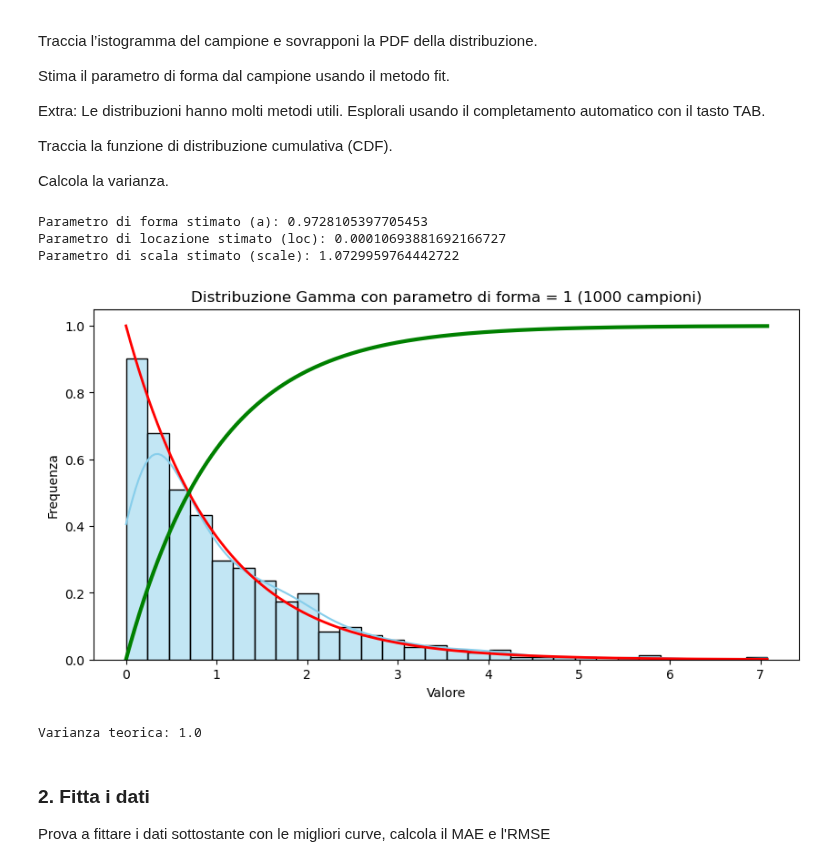
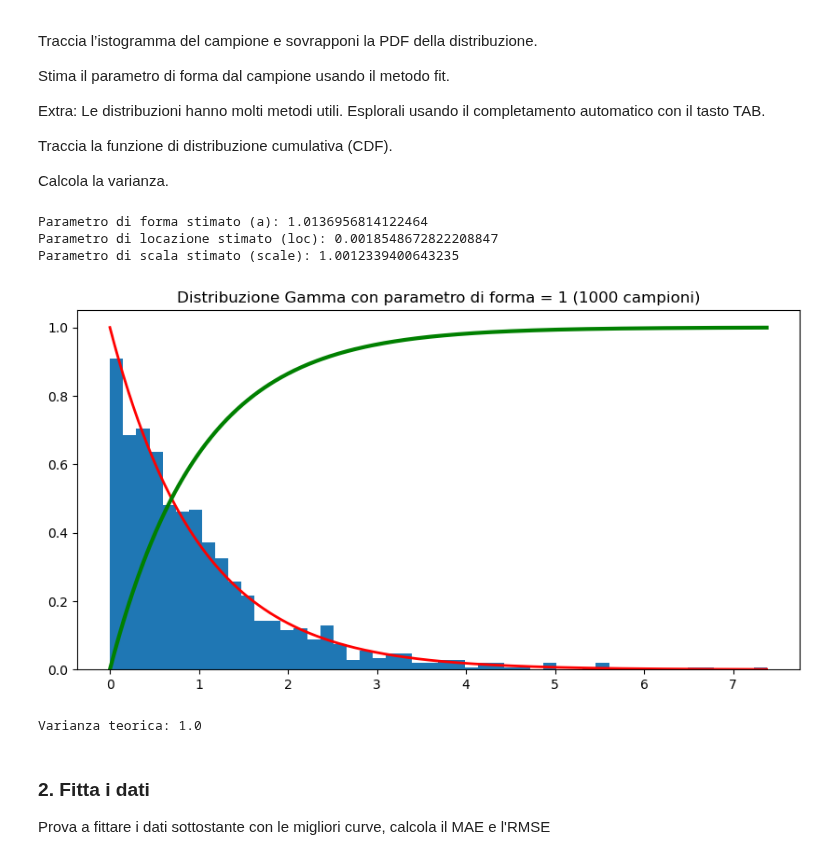
Before and after one commit to AlessioTinti05/ProgrammingLab2, a Jupyter notebook: 6_Esercizi_lez_6.ipynb, the cells around one changed output. Saved outputs shown, nothing was run; the diff lists cells and outputs as text; code cells hidden in the pictures.

```diff
--- a/6_Esercizi_lez_6.ipynb
+++ b/6_Esercizi_lez_6.ipynb
@@ -18,43 +18,45 @@ import numpy as np
 import pandas as pd
 import matplotlib.pyplot as plt
 import seaborn as sns
 import scipy as sp
-from scipy.stats import gamma
+
 
 #1
-gamma_dist = gamma(a=1)
-campionamenti = gamma_dist.rvs(size=1000)  # rvs = numeri casuali
+gamma_dist = sp.stats.gamma(a=1)
+campionamenti = gamma_dist.rvs(size=1000)  # rvs = numeri casuali in distribuzione gamma(parametro1)
 
 #2
 plt.figure(figsize=(10, 5))
-sns.histplot(campionamenti, kde=True, stat="density", bins=30, color='skyblue') #density fondamentale per sovrapposizione
+#sns.histplot(campionamenti, kde=True, stat="density", bins=30, color='skyblue') #density fondamentale per sovrapposizione
+plt.hist(campionamenti, density=True, bins=50)
 plt.title('Distribuzione Gamma con parametro di forma = 1 (1000 campioni)')
-plt.xlabel('Valore')
-plt.ylabel('Frequenza')
+
 
 x = np.linspace(0, max(campionamenti), 1000)  # valori tra 0 e massimo dei dati
 pdf_values = gamma_dist.pdf(x)          # calcola la PDF della distribuzione teorica
 plt.plot(x, pdf_values, color='red', linewidth=2, label='PDF teorica')
+
+#campionamenti non va, sorted(campionamenti) è meglio ma comunque errato. bisogna usare x
 
 #3
 a_fit, loc_fit, scale_fit = sp.stats.gamma.fit(campionamenti)
 print("Parametro di forma stimato (a):", a_fit)
 print("Parametro di locazione stimato (loc):", loc_fit)
 print("Parametro di scala stimato (scale):",scale_fit)
 
 #4
 cdf_values = gamma_dist.cdf(x) #calcolo funzione cumulativa CDF
 plt.plot(x, cdf_values, color='green', linewidth=3, label='CDF teorica')
 plt.show()
 
 #5
 varianza_teorica = gamma_dist.var()
 print("Varianza teorica:", varianza_teorica)
 # %% [output]
-Parametro di forma stimato (a): 0.9728105397705453
-Parametro di locazione stimato (loc): 0.00010693881692166727
-Parametro di scala stimato (scale): 1.0729959764442722
+Parametro di forma stimato (a): 1.0136956814122464
+Parametro di locazione stimato (loc): 0.0018548672822208847
+Parametro di scala stimato (scale): 1.0012339400643235
-[figure, old version]
+[figure, new version]
 Varianza teorica: 1.0
 # %% [markdown]
 ### **2. Fitta i dati**
```
Also changed, not shown: parts of 1 cell of this notebook, 2 other files.
